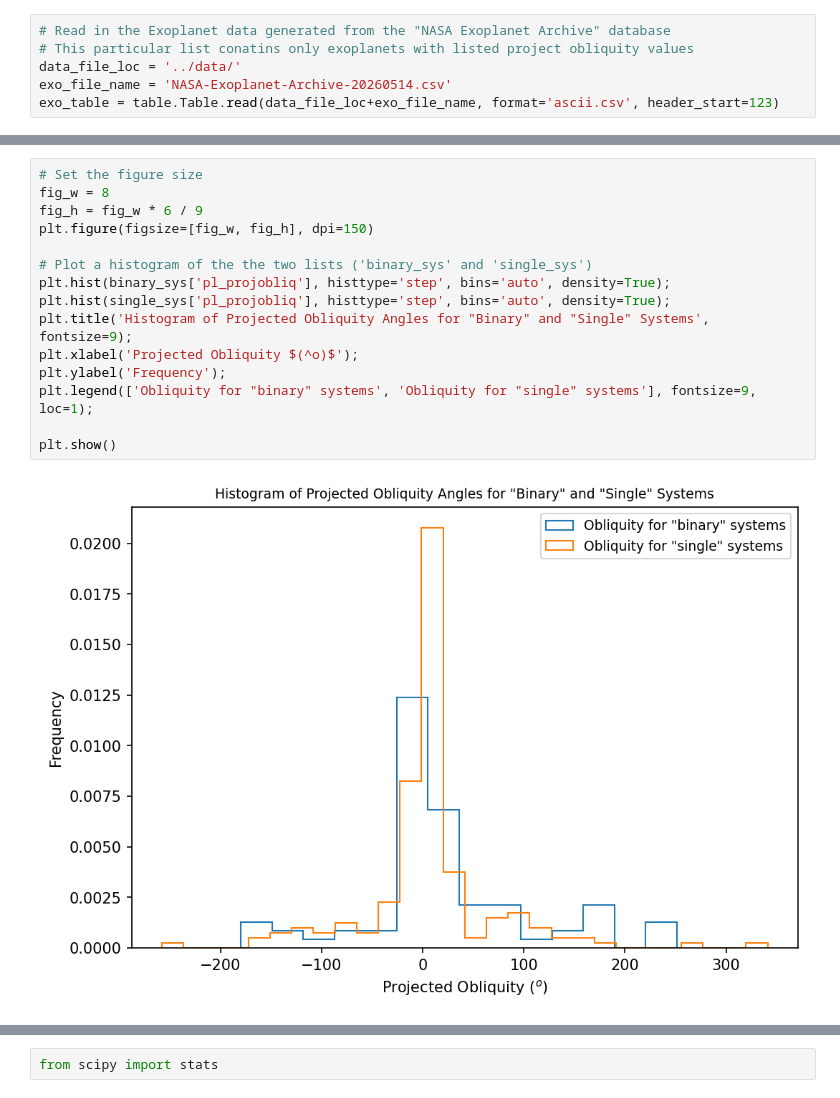
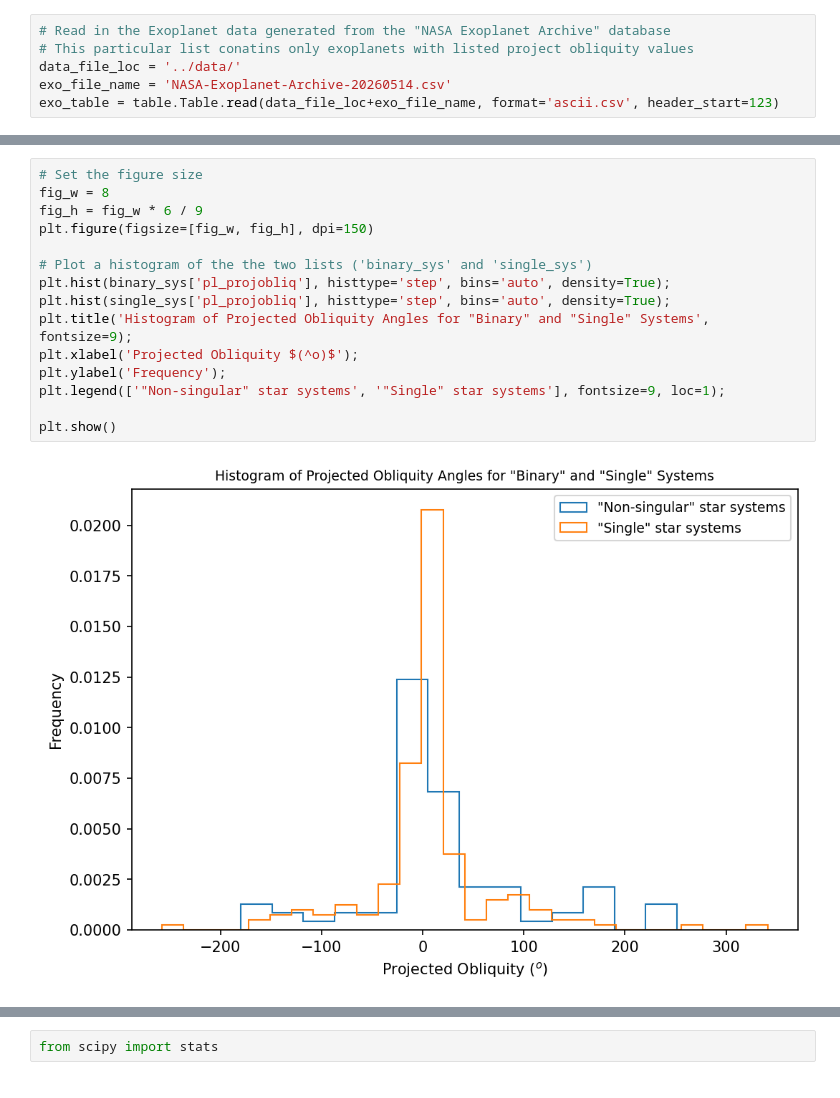
Before and after one commit to baryan/ASTR154-ProjectedObliquity, a Jupyter notebook: src/hypothesis_testing.ipynb, the cells around one changed output, grey strips where cells are left out. Drawn from its saved outputs; the diff is of its cells as text.

Commit message:
Updated plot legends

```diff
--- a/src/hypothesis_testing.ipynb
+++ b/src/hypothesis_testing.ipynb
@@ -43,20 +43,20 @@ Length = 187 rows
 # %%
 # Set the figure size
 fig_w = 8
 fig_h = fig_w * 6 / 9
 plt.figure(figsize=[fig_w, fig_h], dpi=150)
 
 # Plot a histogram of the the two lists ('binary_sys' and 'single_sys')
 plt.hist(binary_sys['pl_projobliq'], histtype='step', bins='auto', density=True);
 plt.hist(single_sys['pl_projobliq'], histtype='step', bins='auto', density=True);
 plt.title('Histogram of Projected Obliquity Angles for "Binary" and "Single" Systems', fontsize=9);
 plt.xlabel('Projected Obliquity $(^o)$');
 plt.ylabel('Frequency');
-plt.legend(['Obliquity for "binary" systems', 'Obliquity for "single" systems'], fontsize=9, loc=1);
+plt.legend(['"Non-singular" star systems', '"Single" star systems'], fontsize=9, loc=1);
 
 plt.show()
 # %% [output]
-[figure, old version]
+[figure, new version]
 # %%
 # Set the figure size
 fig_w = 8
```
Also changed, not shown: parts of 7 cells of this notebook.
